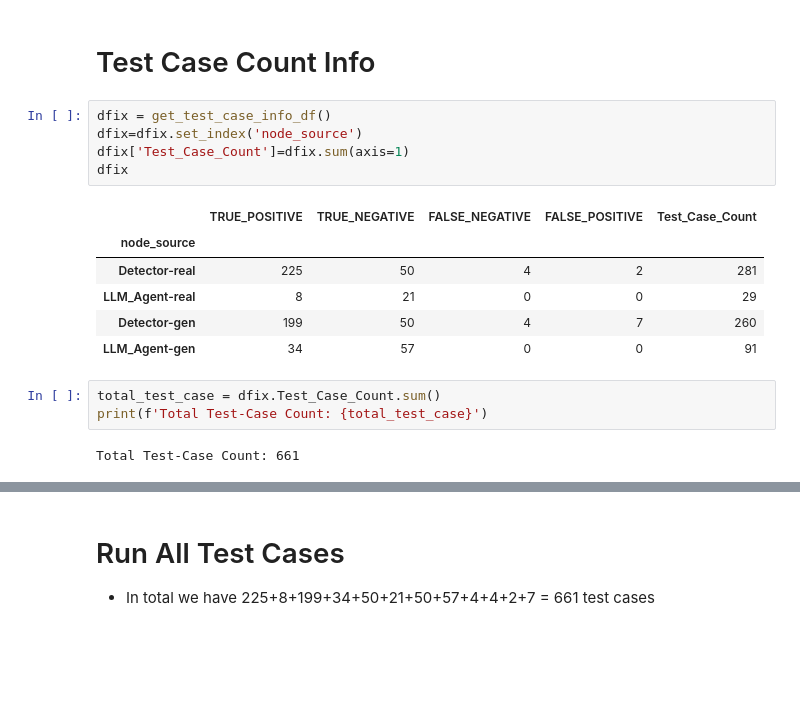
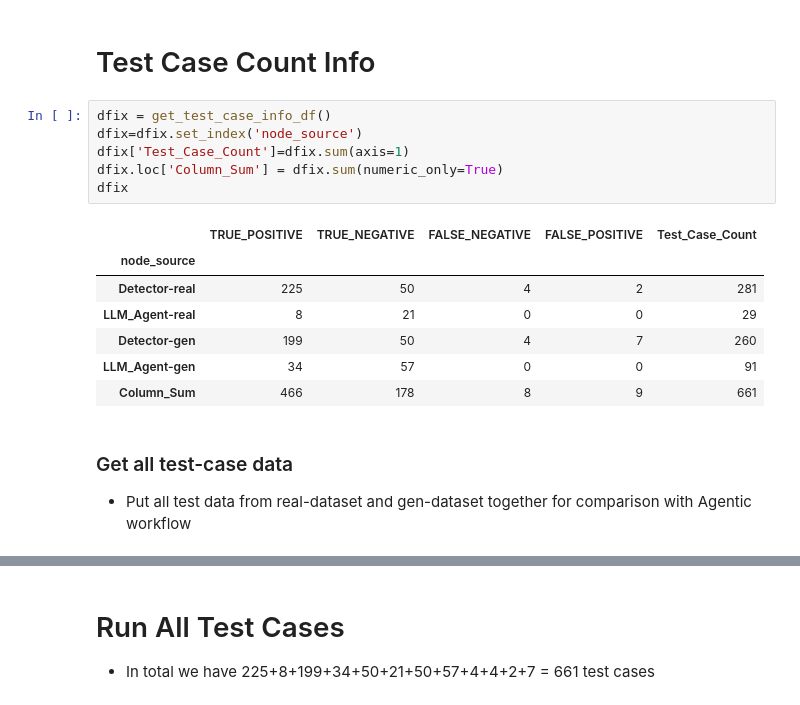
Before and after one commit to umscai/zc07-ml-genai-agentic, a Jupyter notebook: notebook/step4_agentic_test_results.ipynb, the cells around one changed output, grey strips where cells are left out. Saved outputs shown, nothing was run; the diff lists cells and outputs as text; blank space fills up the shorter version.

```diff
--- a/notebook/step4_agentic_test_results.ipynb
+++ b/notebook/step4_agentic_test_results.ipynb
@@ -232,17 +233,17 @@ display(Image(filename=settings.IMG_DIR/'z-llm-real-tp-08.png', width=1200))
 # %%
 dfix = get_test_case_info_df()
 dfix=dfix.set_index('node_source')
 dfix['Test_Case_Count']=dfix.sum(axis=1)
+dfix.loc['Column_Sum'] = dfix.sum(numeric_only=True)
 dfix
 # %% [output]
 |  | TRUE_POSITIVE | TRUE_NEGATIVE | FALSE_NEGATIVE | FALSE_POSITIVE | Test_Case_Count |
 | node_source |  |  |  |  |  |
 | Detector-real | 225 | 50 | 4 | 2 | 281 |
 | LLM_Agent-real | 8 | 21 | 0 | 0 | 29 |
 | Detector-gen | 199 | 50 | 4 | 7 | 260 |
 | LLM_Agent-gen | 34 | 57 | 0 | 0 | 91 |
+| Column_Sum | 466 | 178 | 8 | 9 | 661 |
-# %%
-total_test_case = dfix.Test_Case_Count.sum()
-print(f'Total Test-Case Count: {total_test_case}')
-# %% [output]
-Total Test-Case Count: 661
+# %% [markdown]
+### Get all test-case data
+- Put all test data from real-dataset and gen-dataset together for comparison with Agentic workflow
```
Also changed, not shown: parts of 27 cells of this notebook, 7 other files.
